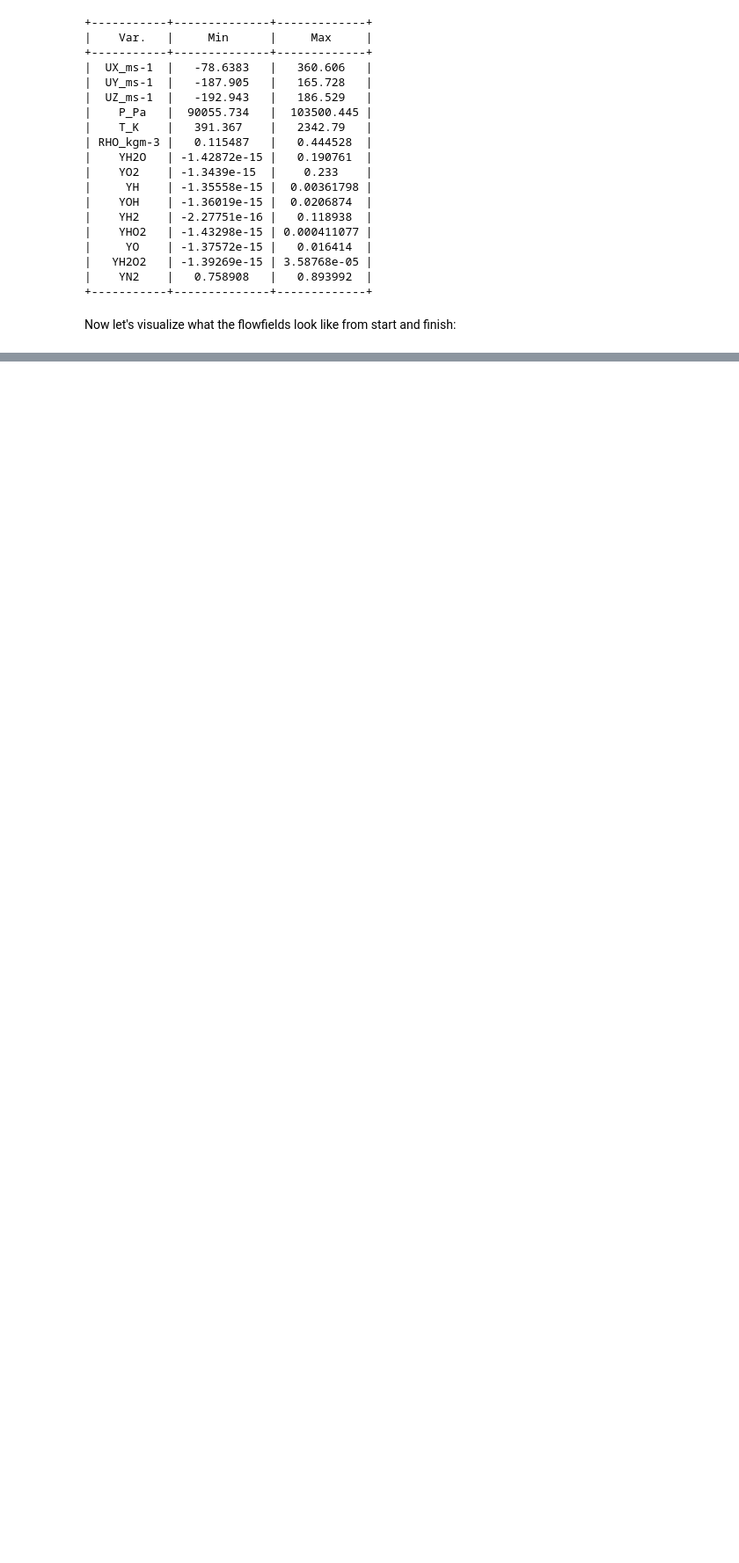
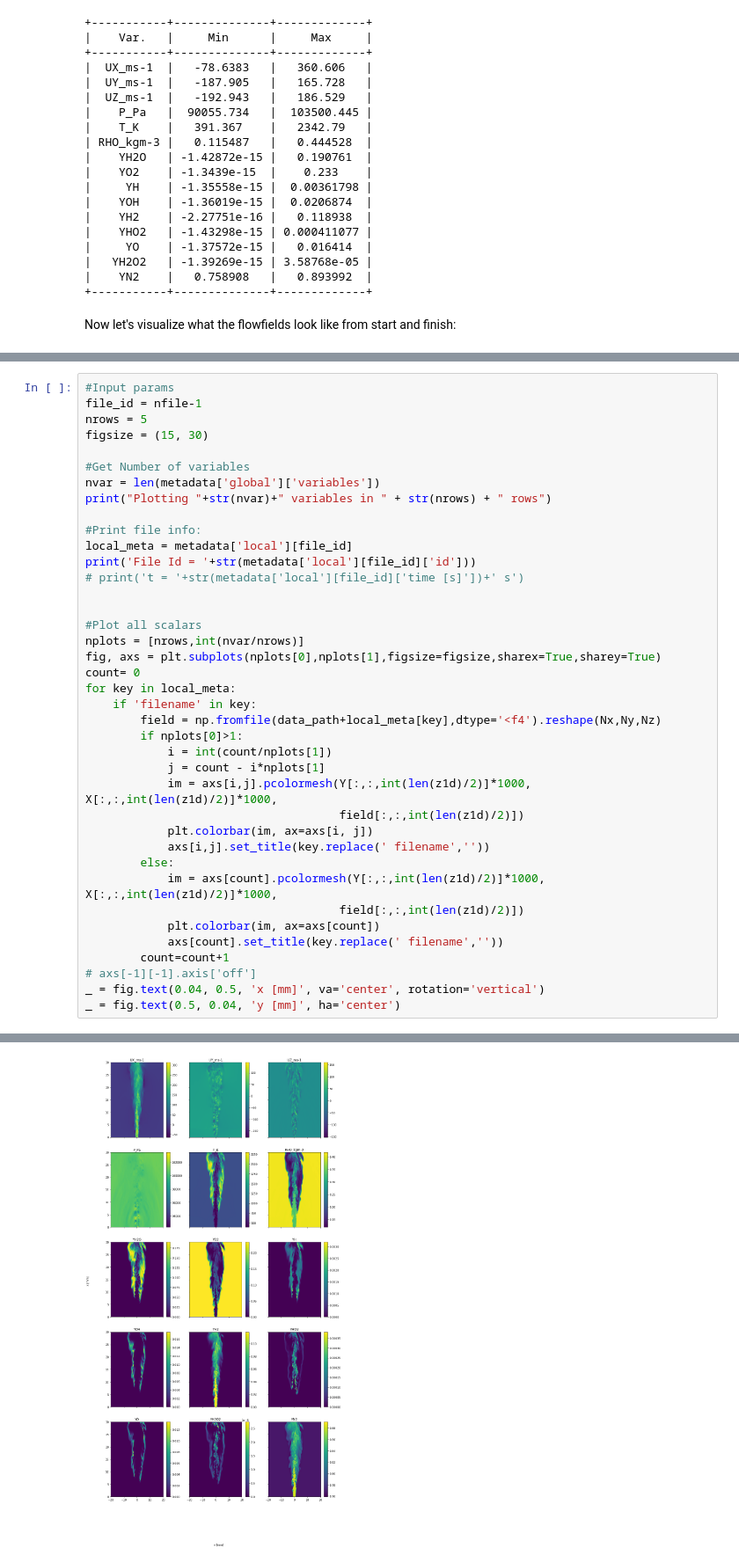
Before and after one commit to blastnet/kaggle_tutorials, a Jupyter notebook: liftedh2full-browsedata.ipynb, the cells around one changed output, grey strips where cells are left out. Shown at 88% size. Cells and saved outputs as stored; diff of their text form; blank space fills up the shorter version.

```diff
--- a/liftedh2full-browsedata.ipynb
+++ b/liftedh2full-browsedata.ipynb
@@ -288,0 +289,40 @@ File Id = 0
+# %%
+#Input params
+file_id = nfile-1
+nrows = 5
+figsize = (15, 30)
+
+#Get Number of variables
+nvar = len(metadata['global']['variables'])
+print("Plotting "+str(nvar)+" variables in " + str(nrows) + " rows")
+
+#Print file info:
+local_meta = metadata['local'][file_id]
+print('File Id = '+str(metadata['local'][file_id]['id']))
+# print('t = '+str(metadata['local'][file_id]['time [s]'])+' s')
+
+
+#Plot all scalars
+nplots = [nrows,int(nvar/nrows)]
+fig, axs = plt.subplots(nplots[0],nplots[1],figsize=figsize,sharex=True,sharey=True)
+count= 0
+for key in local_meta:
+    if 'filename' in key:
+        field = np.fromfile(data_path+local_meta[key],dtype='<f4').reshape(Nx,Ny,Nz)
+        if nplots[0]>1:
+            i = int(count/nplots[1])
+            j = count - i*nplots[1]
+            im = axs[i,j].pcolormesh(Y[:,:,int(len(z1d)/2)]*1000, X[:,:,int(len(z1d)/2)]*1000,
+                                     field[:,:,int(len(z1d)/2)])
+            plt.colorbar(im, ax=axs[i, j])
+            axs[i,j].set_title(key.replace(' filename',''))
+        else:
+            im = axs[count].pcolormesh(Y[:,:,int(len(z1d)/2)]*1000, X[:,:,int(len(z1d)/2)]*1000,
+                                     field[:,:,int(len(z1d)/2)])
+            plt.colorbar(im, ax=axs[count])
+            axs[count].set_title(key.replace(' filename',''))
+        count=count+1
+# axs[-1][-1].axis['off']
+_ = fig.text(0.04, 0.5, 'x [mm]', va='center', rotation='vertical')
+_ = fig.text(0.5, 0.04, 'y [mm]', ha='center')
+# %% [output]
@@ -288,0 +331 @@ File Id = 0
+[figure, added]
```
Also changed, not shown: parts of 6 cells of this notebook.
